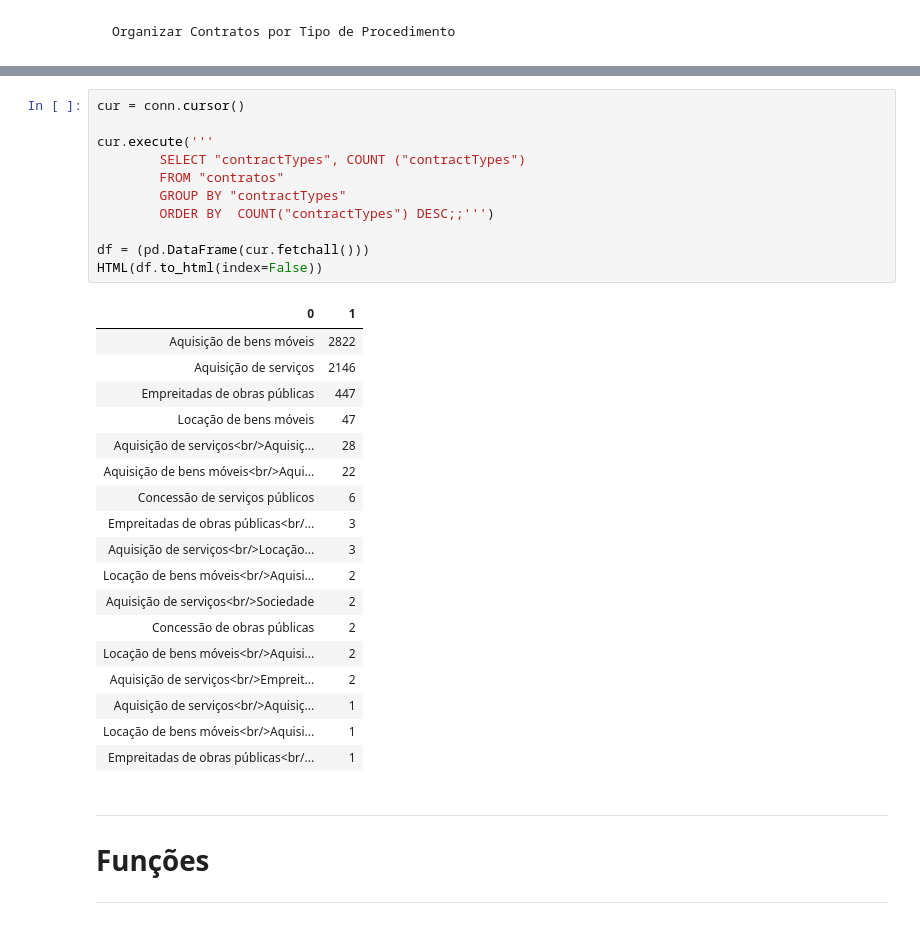
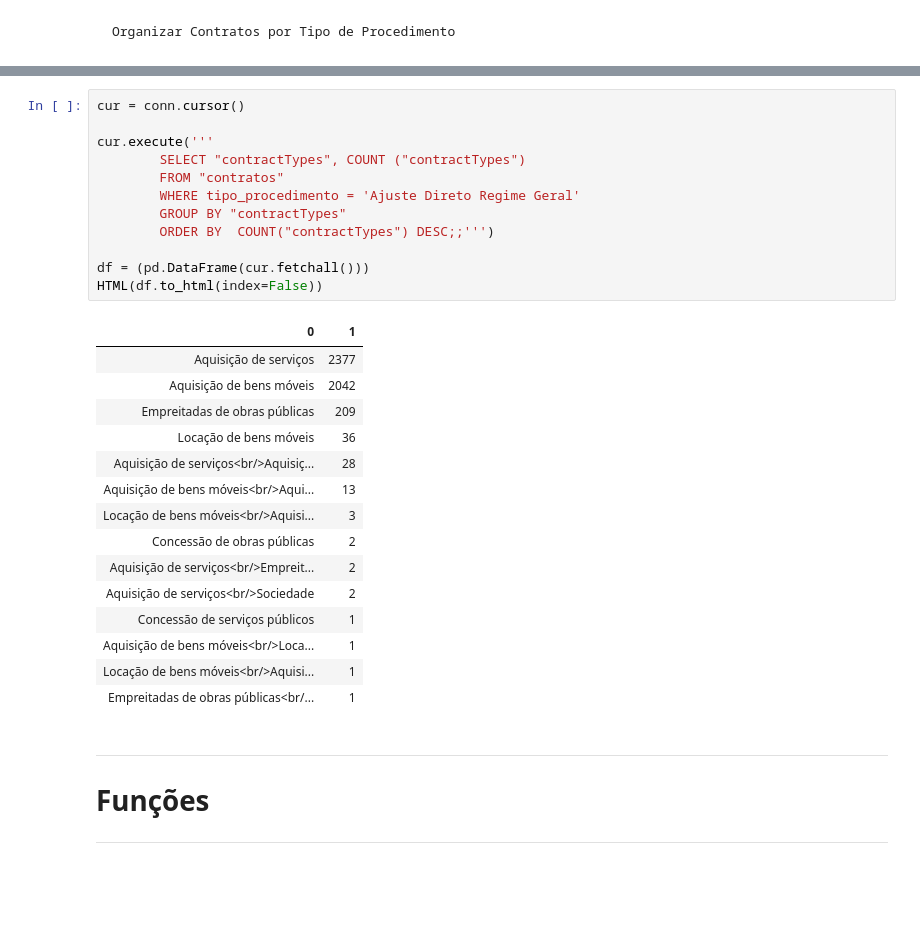
Before and after one commit to francisco-vpereira/ForceraIntership, a Jupyter notebook: forcera/scripts/contratos_v2.ipynb, the cells around one changed output, grey strips where cells are left out. Saved outputs shown, nothing was run; the diff lists cells and outputs as text; blank space fills up the shorter version.

```diff
--- a/forcera/scripts/contratos_v2.ipynb
+++ b/forcera/scripts/contratos_v2.ipynb
@@ -133,31 +135,29 @@ HTML(df.to_html(index=False))
 # %%
 cur = conn.cursor()
 
 cur.execute('''
         SELECT "contractTypes", COUNT ("contractTypes")
         FROM "contratos"
+        WHERE tipo_procedimento = 'Ajuste Direto Regime Geral'
         GROUP BY "contractTypes"
         ORDER BY  COUNT("contractTypes") DESC;;''')
 
 df = (pd.DataFrame(cur.fetchall()))
 HTML(df.to_html(index=False))
 # %% [output]
 | 0 | 1 |
-| Aquisição de bens móveis | 2822 |
-| Aquisição de serviços | 2146 |
-| Empreitadas de obras públicas | 447 |
-| Locação de bens móveis | 47 |
+| Aquisição de serviços | 2377 |
+| Aquisição de bens móveis | 2042 |
+| Empreitadas de obras públicas | 209 |
+| Locação de bens móveis | 36 |
 | Aquisição de serviços<br/>Aquisiç... | 28 |
-| Aquisição de bens móveis<br/>Aqui... | 22 |
-| Concessão de serviços públicos | 6 |
-| Empreitadas de obras públicas<br/... | 3 |
-| Aquisição de serviços<br/>Locação... | 3 |
-| Locação de bens móveis<br/>Aquisi... | 2 |
+| Aquisição de bens móveis<br/>Aqui... | 13 |
+| Locação de bens móveis<br/>Aquisi... | 3 |
+| Concessão de obras públicas | 2 |
+| Aquisição de serviços<br/>Empreit... | 2 |
 | Aquisição de serviços<br/>Sociedade | 2 |
-| Concessão de obras públicas | 2 |
-| Locação de bens móveis<br/>Aquisi... | 2 |
-| Aquisição de serviços<br/>Empreit... | 2 |
-| Aquisição de serviços<br/>Aquisiç... | 1 |
+| Concessão de serviços públicos | 1 |
+| Aquisição de bens móveis<br/>Loca... | 1 |
 | Locação de bens móveis<br/>Aquisi... | 1 |
 | Empreitadas de obras públicas<br/... | 1 |
 # %% [markdown]
```
Also changed, not shown: parts of 19 cells of this notebook.
